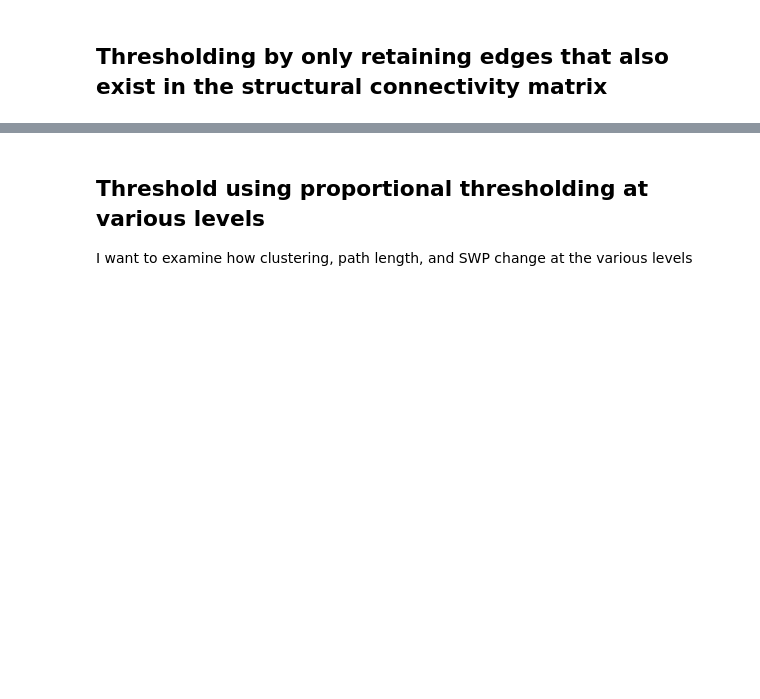
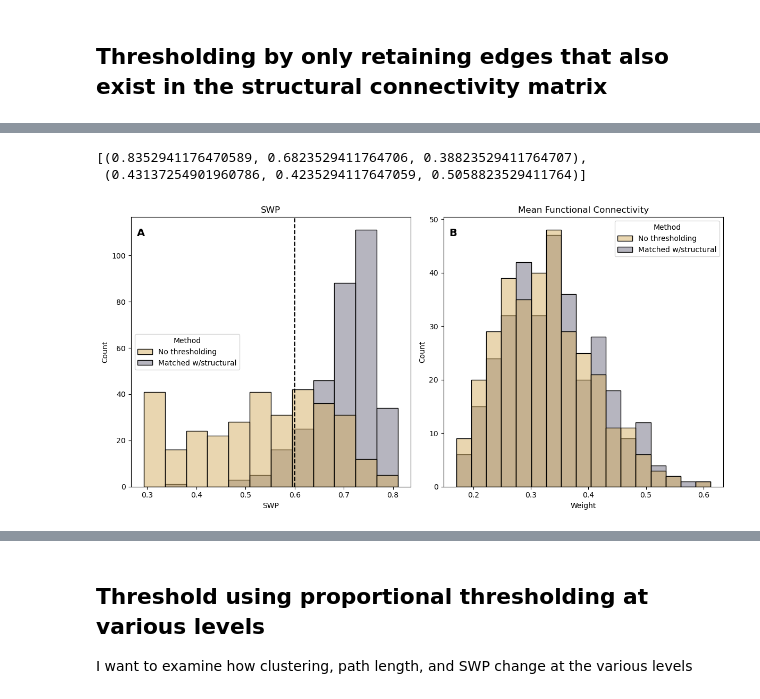
Before and after one commit to i-levy/network-science-final, a Jupyter notebook: threshold_testing_v1.ipynb, the cells around one changed output, grey strips where cells are left out. Cells and saved outputs as stored; diff of their text form; code cells hidden in the pictures; blank space fills up the shorter version.

```diff
--- a/threshold_testing_v1.ipynb
+++ b/threshold_testing_v1.ipynb
@@ -57,0 +154,3 @@ delta_L_fc = np.mean(delta_L_fc[~np.isnan(delta_L_fc)])
+# %%
+results_sparser = {'swp': SWP_sparser, 'connectivity': means_sparser}
+results_fc = {'swp': swp, 'connectivity': means}
@@ -57,0 +173,17 @@ delta_L_fc = np.mean(delta_L_fc[~np.isnan(delta_L_fc)])
+# %%
+rows = []
+for metric, values in results_fc.items():
+    for value in values:
+        rows.append({'metric': metric, 'value': value})
+df_fc = pd.long_dataframe = pd.DataFrame(rows)
+df_fc['Method'] = 'No thresholding'
+
+rows = []
+for metric, values in results_sparser.items():
+    for value in values:
+        rows.append({'metric': metric, 'value': value})
+df_sparser = pd.long_dataframe = pd.DataFrame(rows)
+df_sparser['Method'] = 'Matched w/structural'
+
+df = pd.concat([df_fc, df_sparser], axis=0)
+df.head()
@@ -58 +197,30 @@ delta_L_fc = np.mean(delta_L_fc[~np.isnan(delta_L_fc)])
+# %%
+palette = sns.color_palette(["#D5AE63", "#6E6C81"])
+palette
+# %% [output]
+[(0.8352941176470589, 0.6823529411764706, 0.38823529411764707),
+ (0.43137254901960786, 0.4235294117647059, 0.5058823529411764)]
+# %%
+fig, axes = plt.subplots(1, 2, figsize=(12, 6))
+
+sns.histplot(data=df[df['metric'] == 'swp'], x='value', stat='count',
+             hue='Method', palette=palette, ax=axes[0])
+axes[0].axvline(x=0.6, color='black', linestyle='--', label='Small-World Threshold')
+axes[0].set_title('SWP')
+axes[0].set_xlabel('SWP')
+
+sns.histplot(data=df[df['metric'] == 'connectivity'], x='value', stat='count',
+             hue='Method', palette=palette, ax=axes[1])
+axes[1].set_title('Mean Functional Connectivity')
+axes[1].set_xlabel('Weight')
+
+for ax, label in zip(axes.flat, 'AB'):
+    ax.annotate(label, xy=(0.02, 0.96), xycoords='axes fraction',
+                fontsize=14, fontweight='bold', va='top')
+#plt.suptitle('Distributions of SWP and Mean Functional Connectivity', fontsize=14)
+plt.tight_layout()
+plt.savefig('swp_connectivity_dist_fc_struc.png')
+plt.show()
+# %% [output]
+[figure, added]
 # %%
```
Also changed, not shown: parts of 27 cells of this notebook, 20 other files.
